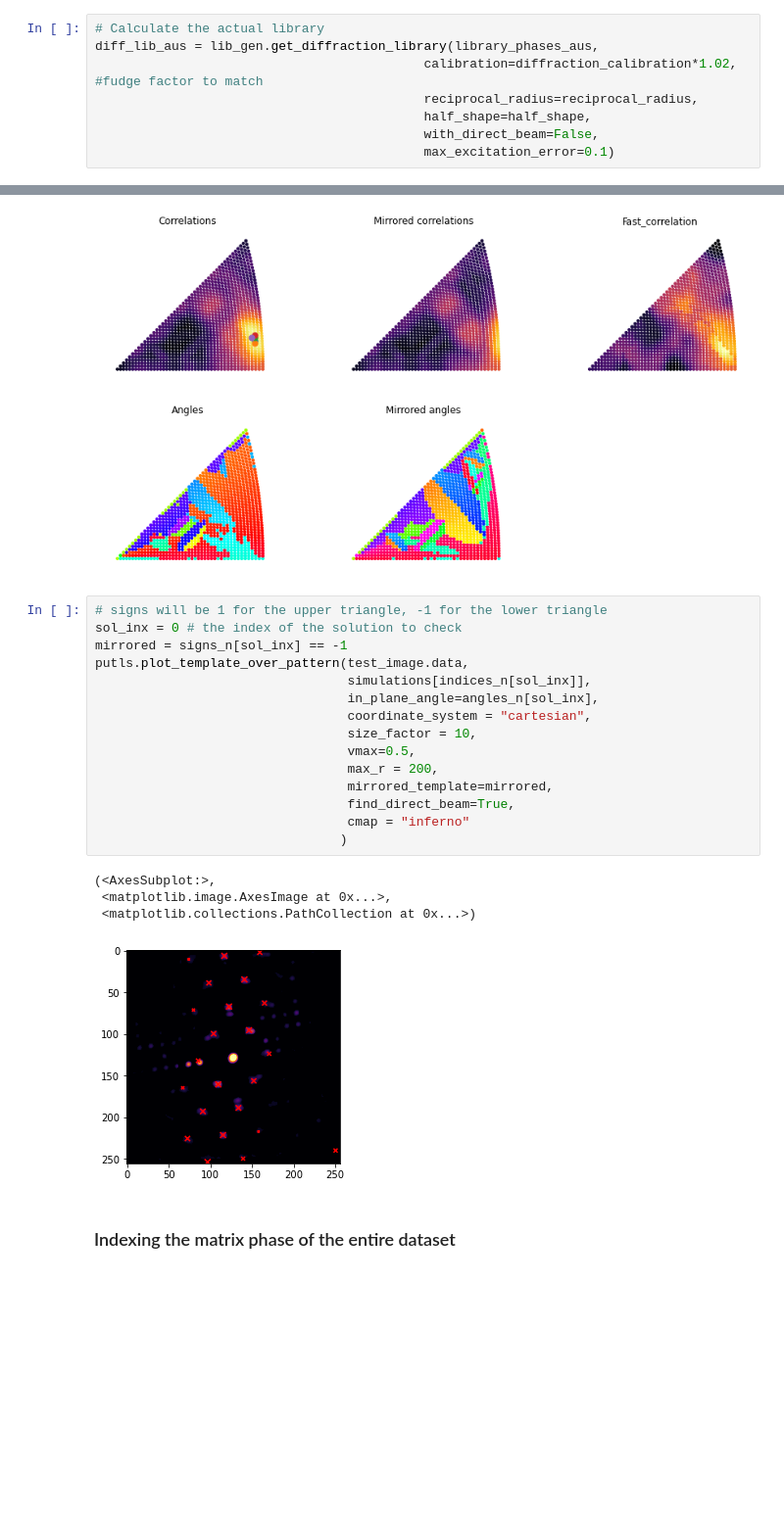
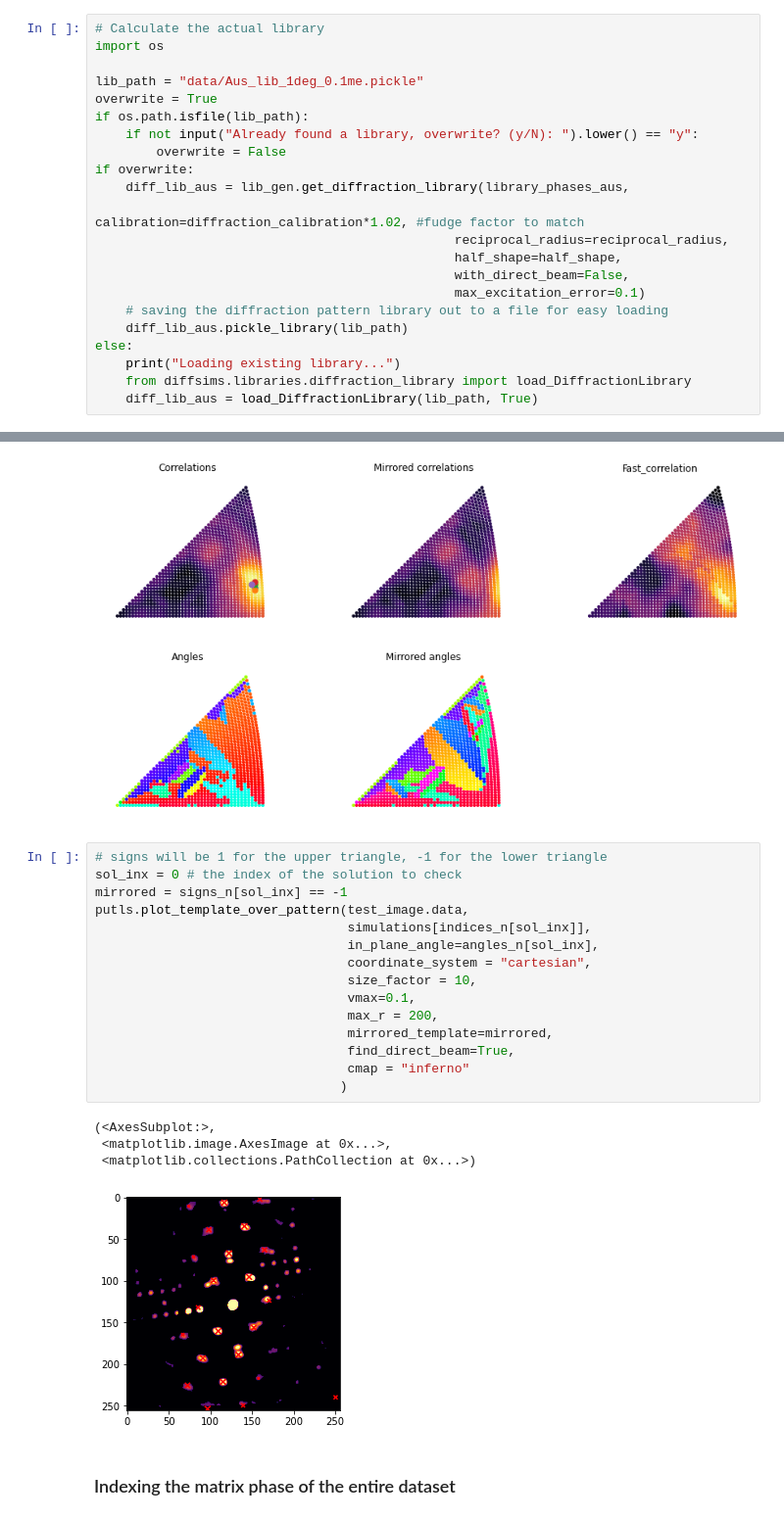
Before and after one commit to din14970/pyxem_template_matching_workflows, a Jupyter notebook: 210910AdvancedIndexing.ipynb, the cells around one changed output, grey strips where cells are left out. Shown at 98% size. Cells and saved outputs as stored; diff of their text form; blank space fills up the shorter version.

```diff
--- a/210910AdvancedIndexing.ipynb
+++ b/210910AdvancedIndexing.ipynb
@@ -139,9 +169,23 @@ lib_gen = DiffractionLibraryGenerator(diff_gen)
 library_phases_aus = StructureLibrary(["austenite"], [aus], [grid_cub])
 # %%
 # Calculate the actual library
-diff_lib_aus = lib_gen.get_diffraction_library(library_phases_aus,
-                                           calibration=diffraction_calibration*1.02, #fudge factor to match
-                                           reciprocal_radius=reciprocal_radius,
-                                           half_shape=half_shape,
-                                           with_direct_beam=False,
-                                           max_excitation_error=0.1)
+import os
+
+lib_path = "data/Aus_lib_1deg_0.1me.pickle"
+overwrite = True
+if os.path.isfile(lib_path):
+    if not input("Already found a library, overwrite? (y/N): ").lower() == "y":
+        overwrite = False
+if overwrite:
+    diff_lib_aus = lib_gen.get_diffraction_library(library_phases_aus,
+                                               calibration=diffraction_calibration*1.02, #fudge factor to match
+                                               reciprocal_radius=reciprocal_radius,
+                                               half_shape=half_shape,
+                                               with_direct_beam=False,
+                                               max_excitation_error=0.1)
+    # saving the diffraction pattern library out to a file for easy loading
+    diff_lib_aus.pickle_library(lib_path)
+else:
+    print("Loading existing library...")
+    from diffsims.libraries.diffraction_library import load_DiffractionLibrary
+    diff_lib_aus = load_DiffractionLibrary(lib_path, True)
@@ -207,23 +251,23 @@ for j, (i, ss) in enumerate(zip(indices_n, signs_n)):
 # %%
 # signs will be 1 for the upper triangle, -1 for the lower triangle
 sol_inx = 0 # the index of the solution to check
 mirrored = signs_n[sol_inx] == -1
 putls.plot_template_over_pattern(test_image.data,
                                  simulations[indices_n[sol_inx]],
                                  in_plane_angle=angles_n[sol_inx],
                                  coordinate_system = "cartesian",
                                  size_factor = 10,
-                                 vmax=0.5,
+                                 vmax=0.1,
                                  max_r = 200,
                                  mirrored_template=mirrored,
                                  find_direct_beam=True,
                                  cmap = "inferno"
                                 )
 # %% [output]
 (<AxesSubplot:>,
  <matplotlib.image.AxesImage at 0x...>,
  <matplotlib.collections.PathCollection at 0x...>)
-[figure, old version]
+[figure, new version]
 # %% [markdown]
 ### <a id="s2c"></a> Indexing the matrix phase of the entire dataset
 # %%
```
Also changed, not shown: parts of 27 cells of this notebook, 1 other file.
